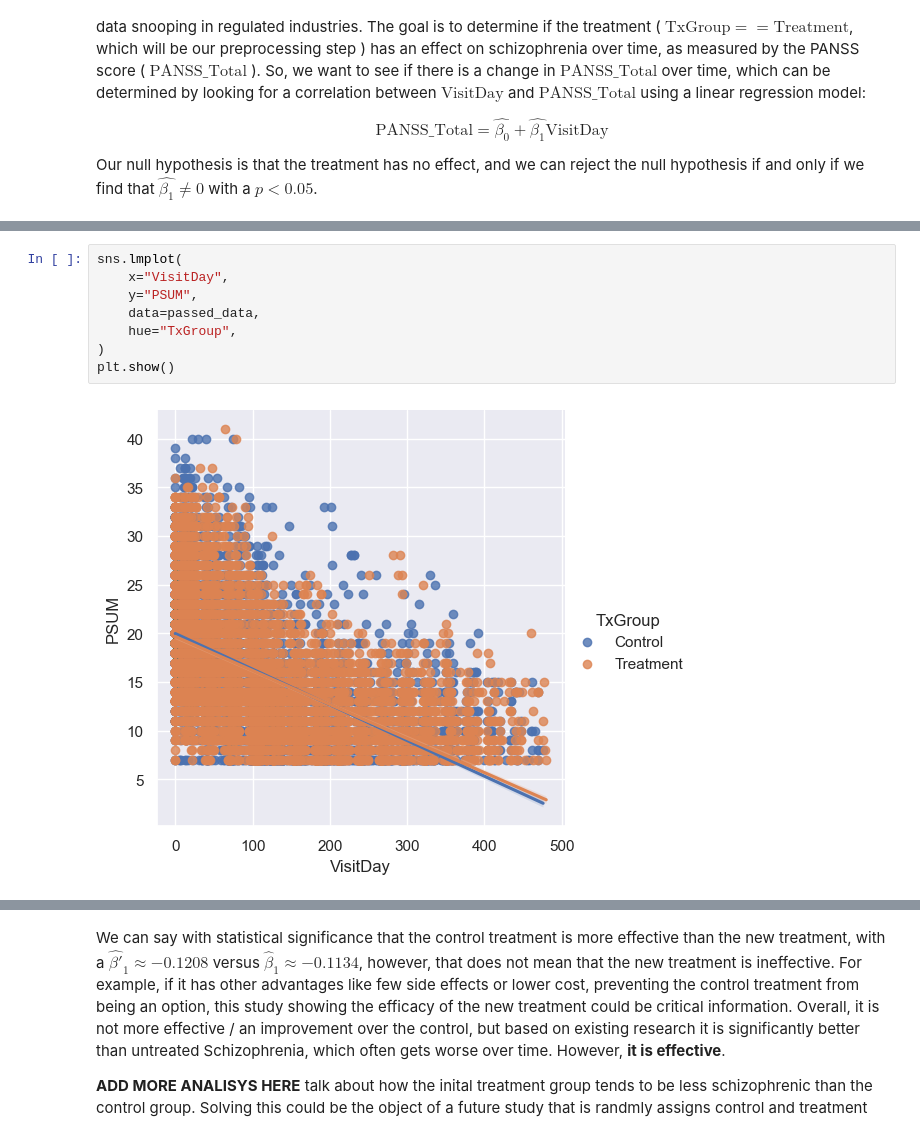
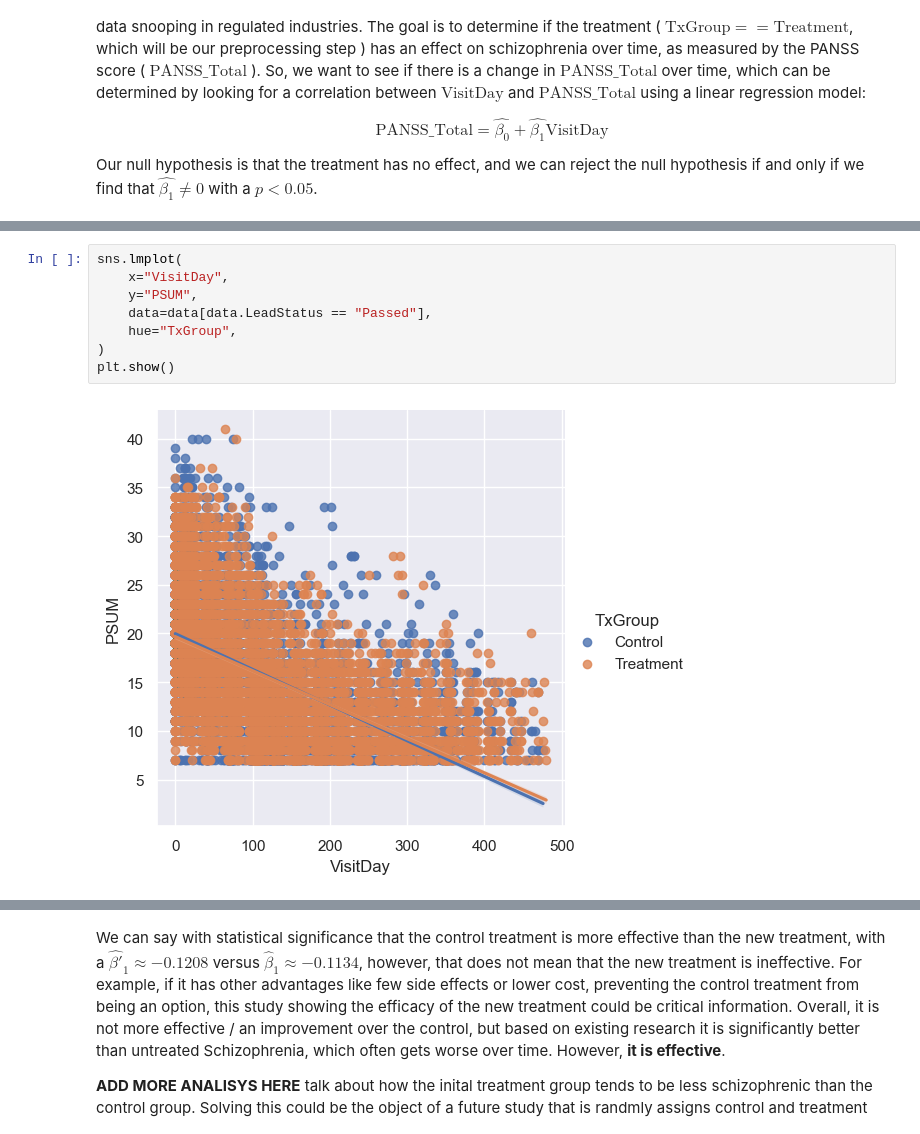
Before and after one commit to AlistairKeiller/STATS-202-final, a Jupyter notebook: final.ipynb, the cells around one changed output, grey strips where cells are left out. Cells and saved outputs as stored; diff of their text form.

```diff
--- a/final.ipynb
+++ b/final.ipynb
@@ -135,11 +141,11 @@ Notes:
 # %%
 sns.lmplot(
     x="VisitDay",
     y="PSUM",
-    data=passed_data,
+    data=data[data.LeadStatus == "Passed"],
     hue="TxGroup",
 )
 plt.show()
 # %% [output]
-[figure, old version]
+[figure, new version]
 # %%
```
Also changed, not shown: parts of 22 cells of this notebook, 1 other file.
